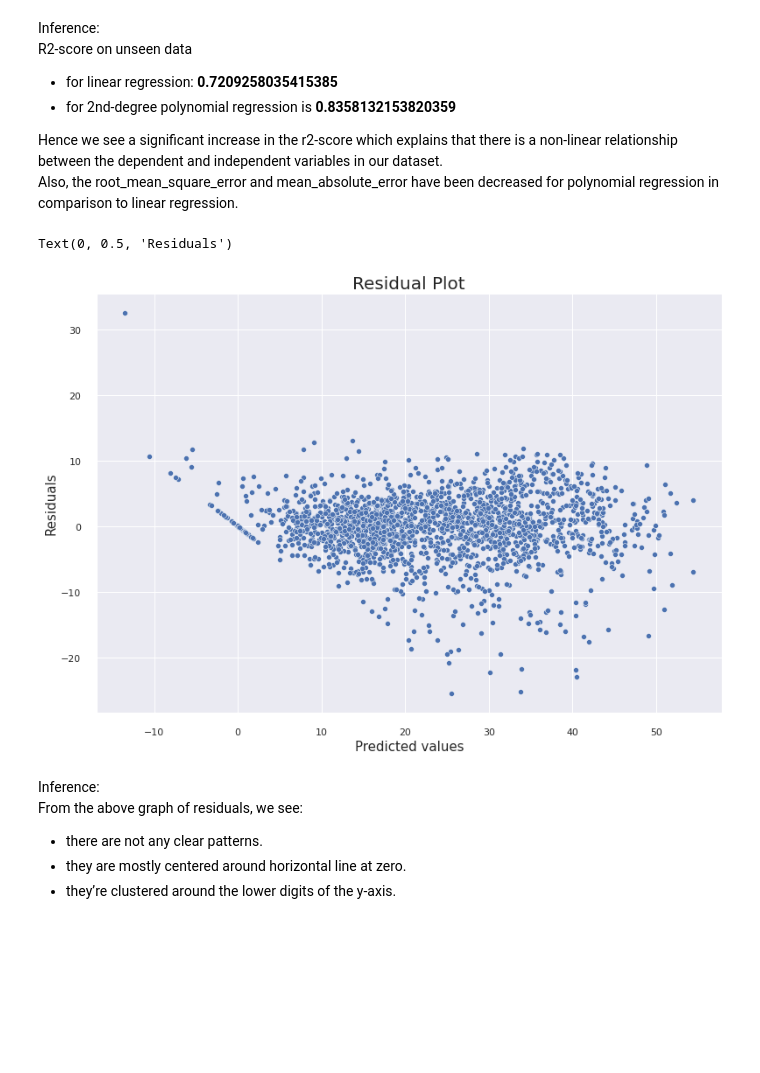
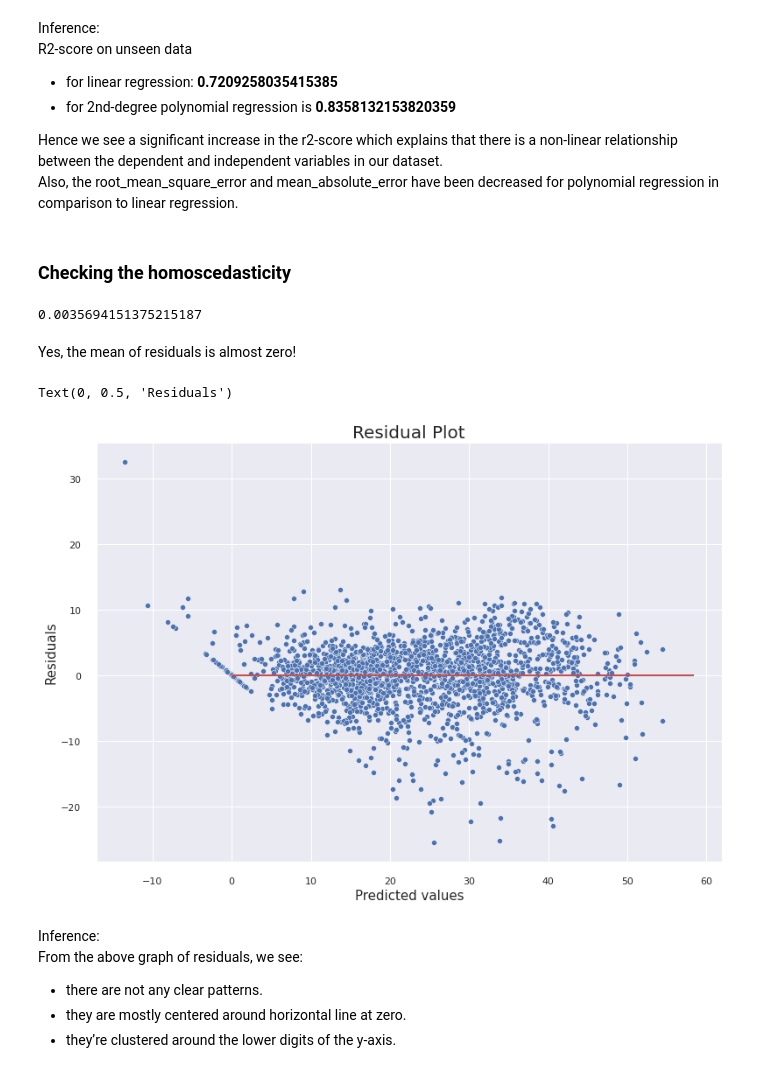
Before and after one commit to codeboy47/Seoul-Bike-Sharing-Demand-Prediction, a Jupyter notebook: Akshit_Singh_Notebook.ipynb, the cells around one changed output. Drawn from its saved outputs; the diff is of its cells as text; code cells hidden in the pictures; blank space fills up the shorter version.

```diff
--- a/Akshit_Singh_Notebook.ipynb
+++ b/Akshit_Singh_Notebook.ipynb
@@ -650,15 +651,25 @@ R2-score on unseen data
 Hence we see a significant increase in the r2-score which explains that there is a non-linear relationship between the dependent and independent variables in our dataset.
 <br>
 Also, the root_mean_square_error and mean_absolute_error have been decreased for polynomial regression in comparison to linear regression.
+# %% [markdown]
+### Checking the homoscedasticity
+# %%
+mean_of_residuals = np.mean(y_test_pred - y_test)
+mean_of_residuals
+# %% [output]
+0.0035694151375215187
+# %% [markdown]
+Yes, the mean of residuals is almost zero!
 # %%
-# scatter plot
+# scatter plot for residuals
 sns.scatterplot(x = y_test_pred, y = y_test - y_test_pred)
+plt.plot(y_test, [0]*len(y_test), c = 'r')
 plt.title('Residual Plot', fontsize = 20)
 plt.xlabel('Predicted values', fontsize = 15)
 plt.ylabel('Residuals', fontsize = 15)
 # %% [output]
 Text(0, 0.5, 'Residuals')
-[figure, old version]
+[figure, new version]
 # %% [markdown]
 Inference: <br>
 From the above graph of residuals, we see:
```
Also changed, not shown: parts of 9 cells of this notebook.
